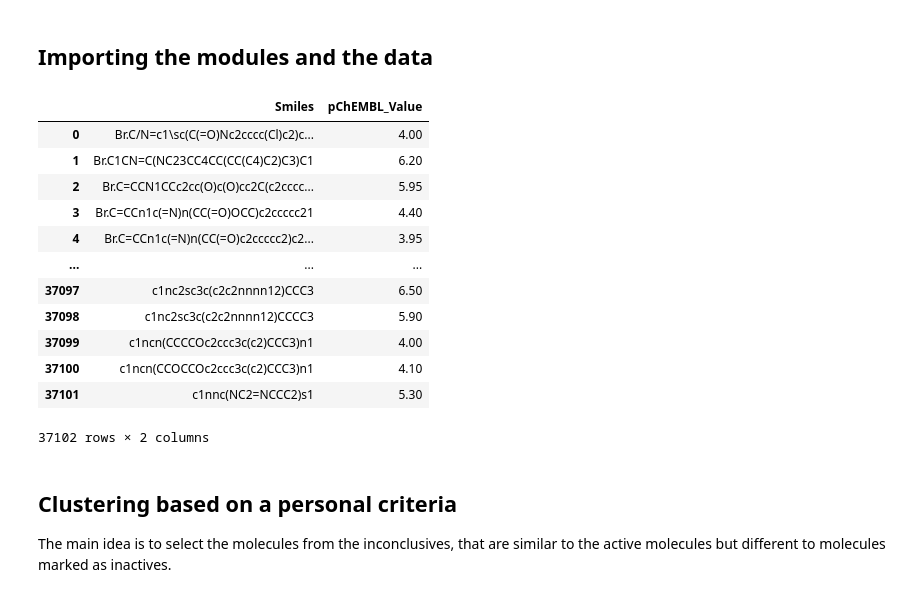
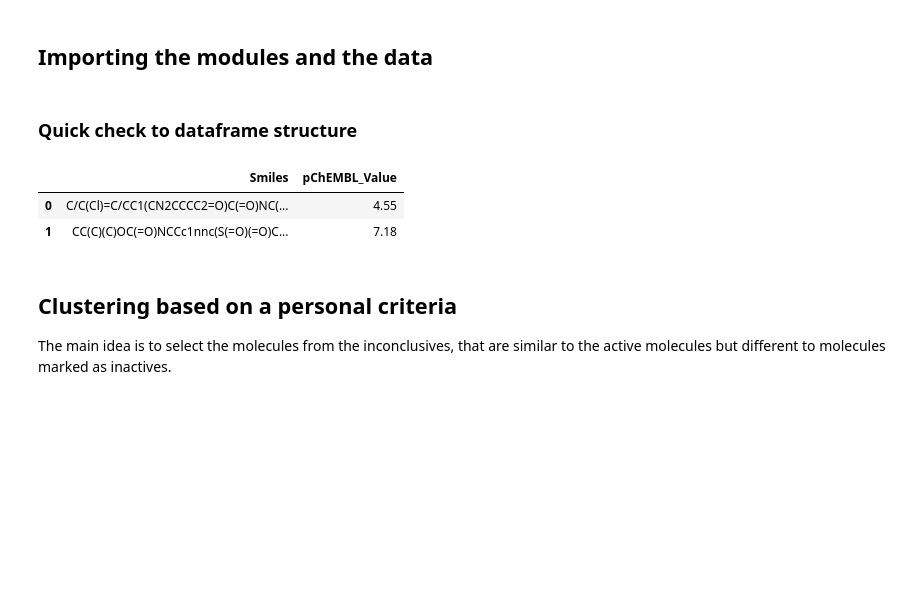
Before and after one commit to AlfilAlex/DataProfesor_community_project, a Jupyter notebook: 3_clustering.ipynb, the cells around one changed output. Saved outputs shown, nothing was run; the diff lists cells and outputs as text; code cells hidden in the pictures; blank space fills up the shorter version.

```diff
--- a/3_clustering.ipynb
+++ b/3_clustering.ipynb
@@ -28,22 +24,14 @@ import matplotlib.pyplot as plt
 df_act = pd.read_csv('./procesed/actives/actives_final.csv')
 df_inac = pd.read_csv('./procesed/inactives/inactives_final.csv')
 df_inc = pd.read_csv('./procesed/inconclusives/inconclusives_final.csv')
-# %%
-df_inc
-# %% [output]
-|  | Smiles | pChEMBL_Value |
-| 0 | Br.C/N=c1\sc(C(=O)Nc2cccc(Cl)c2)c... | 4.00 |
-| 1 | Br.C1CN=C(NC23CC4CC(CC(C4)C2)C3)C1 | 6.20 |
-| 2 | Br.C=CCN1CCc2cc(O)c(O)cc2C(c2cccc... | 5.95 |
-| 3 | Br.C=CCn1c(=N)n(CC(=O)OCC)c2ccccc21 | 4.40 |
-| 4 | Br.C=CCn1c(=N)n(CC(=O)c2ccccc2)c2... | 3.95 |
-| ... | ... | ... |
-| 37097 | c1nc2sc3c(c2c2nnnn12)CCC3 | 6.50 |
-| 37098 | c1nc2sc3c(c2c2nnnn12)CCCC3 | 5.90 |
-| 37099 | c1ncn(CCCCOc2ccc3c(c2)CCC3)n1 | 4.00 |
-| 37100 | c1ncn(CCOCCOc2ccc3c(c2)CCC3)n1 | 4.10 |
-| 37101 | c1nnc(NC2=NCCC2)s1 | 5.30 |
-37102 rows × 2 columns
+# %% [markdown]
+### Quick check to dataframe structure
+# %%
+df_act.head(2)
+# %% [output]
+|  | Smiles | pChEMBL_Value |
+| 0 | C/C(Cl)=C/CC1(CN2CCCC2=O)C(=O)NC(... | 4.55 |
+| 1 | CC(C)(C)OC(=O)NCCc1nnc(S(=O)(=O)C... | 7.18 |
 # %% [markdown]
 ## Clustering based on a personal criteria
 The main idea is to select the molecules from the inconclusives, that are similar to the active molecules but different to molecules marked as inactives.
```
Also changed, not shown: parts of 7 cells of this notebook, 4 other files.
